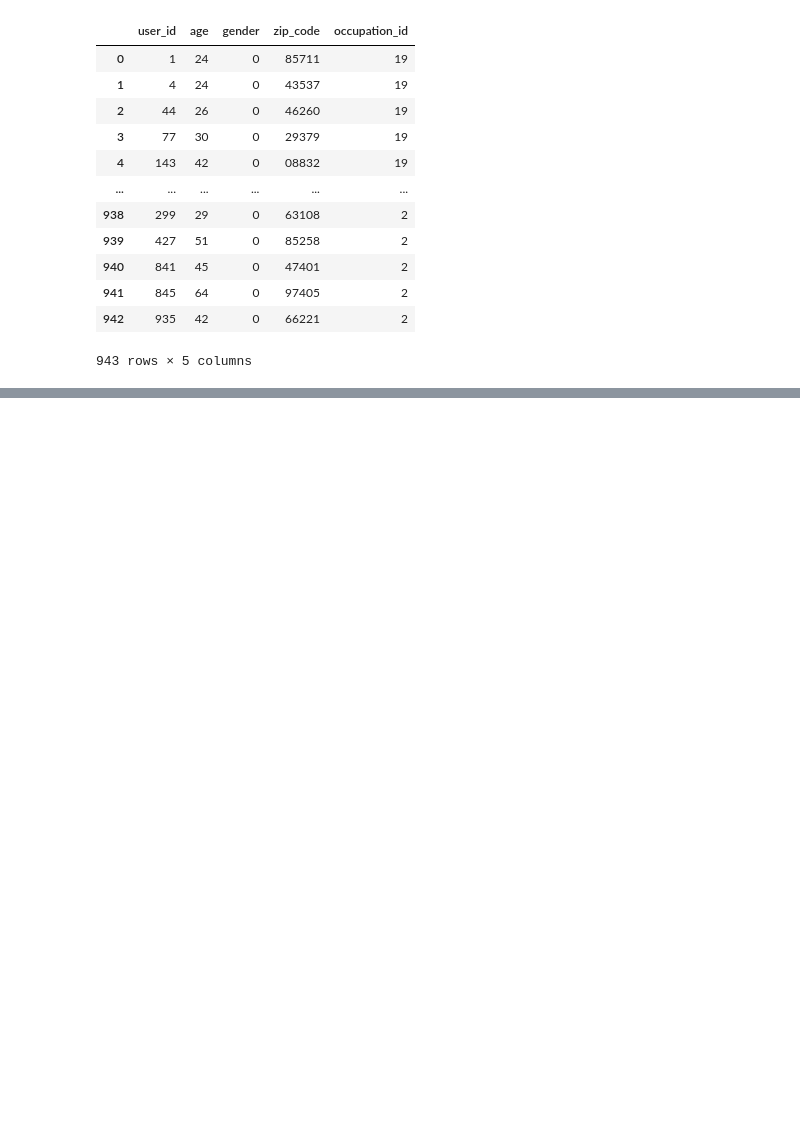
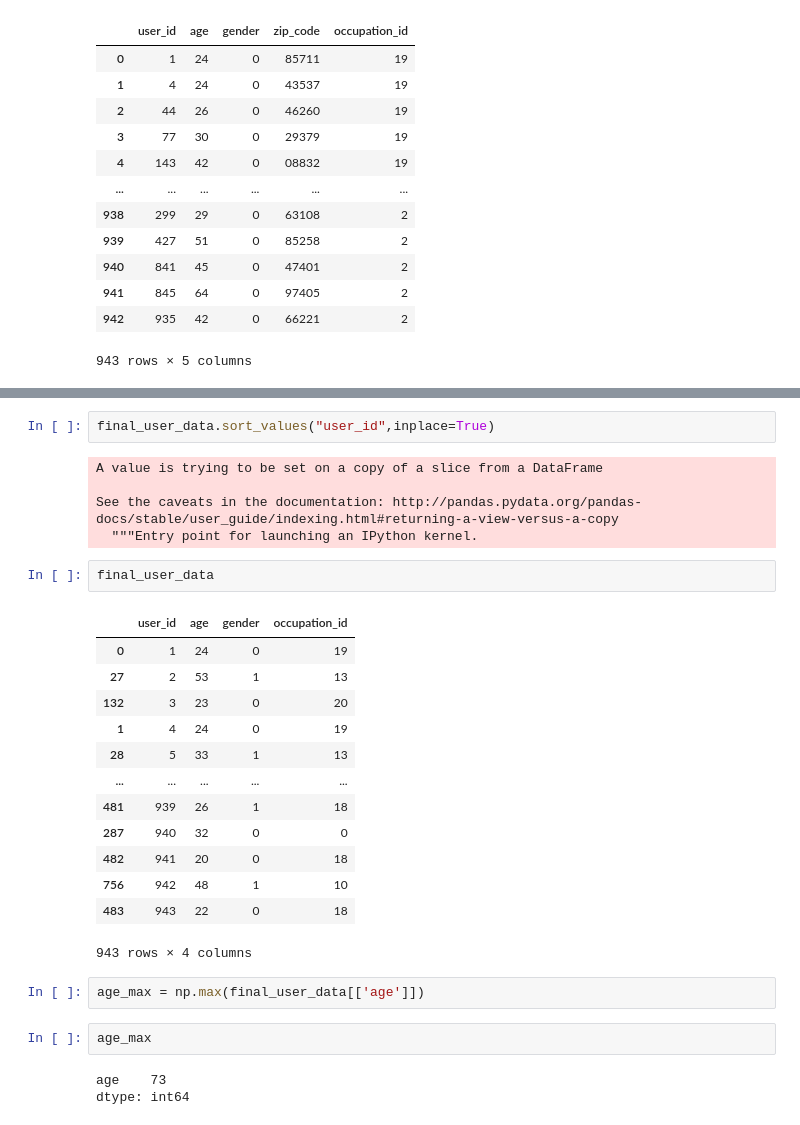
Before and after one commit to YuxuanLongBeyond/Graph-based-Recommendation-System, a Jupyter notebook: processed_dataset/preprocess_data.ipynb, the cells around one changed output, grey strips where cells are left out. Cells and saved outputs as stored; diff of their text form; blank space fills up the shorter version.

```diff
--- a/processed_dataset/preprocess_data.ipynb
+++ b/processed_dataset/preprocess_data.ipynb
@@ -141,0 +190,30 @@ new_user_data
+# %%
+final_user_data.sort_values("user_id",inplace=True)
+# %% [output]
+A value is trying to be set on a copy of a slice from a DataFrame
+
+See the caveats in the documentation: http://pandas.pydata.org/pandas-docs/stable/user_guide/indexing.html#returning-a-view-versus-a-copy
+  """Entry point for launching an IPython kernel.
+# %%
+final_user_data
+# %% [output]
+|  | user_id | age | gender | occupation_id |
+| 0 | 1 | 24 | 0 | 19 |
+| 27 | 2 | 53 | 1 | 13 |
+| 132 | 3 | 23 | 0 | 20 |
+| 1 | 4 | 24 | 0 | 19 |
+| 28 | 5 | 33 | 1 | 13 |
+| ... | ... | ... | ... | ... |
+| 481 | 939 | 26 | 1 | 18 |
+| 287 | 940 | 32 | 0 | 0 |
+| 482 | 941 | 20 | 0 | 18 |
+| 756 | 942 | 48 | 1 | 10 |
+| 483 | 943 | 22 | 0 | 18 |
+943 rows × 4 columns
+# %%
+age_max = np.max(final_user_data[['age']])
+# %%
+age_max
+# %% [output]
+age    73
+dtype: int64
```
Also changed, not shown: parts of 14 cells of this notebook, 2 other files.
